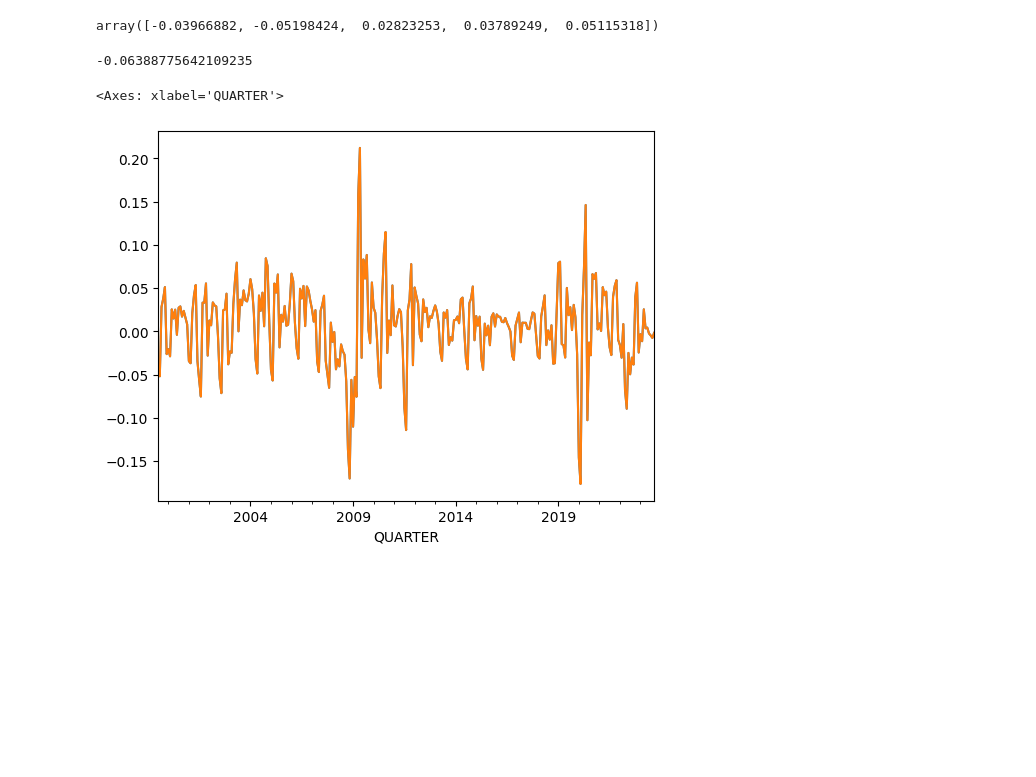
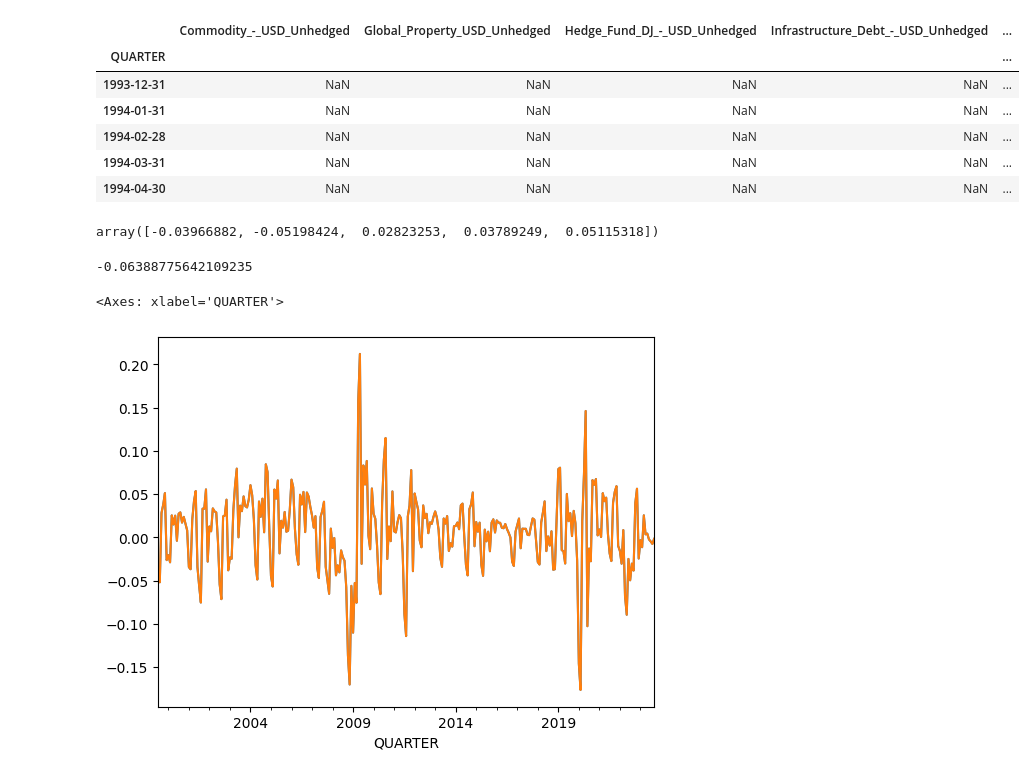
Before and after one commit to Perann/STAT_APP, a Jupyter notebook: AR_Model/AR_rebasage_ultimr.ipynb, the cells around one changed output. Drawn from its saved outputs; the diff is of its cells as text; code cells hidden in the pictures; blank space fills up the shorter version.

```diff
--- a/AR_Model/AR_rebasage_ultimr.ipynb
+++ b/AR_Model/AR_rebasage_ultimr.ipynb
@@ -32,12 +32,21 @@ def cumulated_returns(serie):
 # %%
 def data_unsmoothing(df_):
     new = df_.resample('ME').interpolate(method='polynomial', order = 2).pct_change()
     for col in df_.columns:
         new[col + '_unsmoothed'] = AR_model(new[col].values)
     return new
 
 
-unsmoothed= data_unsmoothing(alternative_data.iloc[:,0:9])
+unsmoothed= data_unsmoothing(alternative_data.iloc[:,0:8])
+unsmoothed.head()
+# %% [output]
+|  | Commodity_-_USD_Unhedged | Global_Property_USD_Unhedged | Hedge_Fund_DJ_-_USD_Unhedged | Infrastructure_Debt_-_USD_Unhedged | ... |
+| QUARTER |  |  |  |  | ... |
+| 1993-12-31 | NaN | NaN | NaN | NaN | ... |
+| 1994-01-31 | NaN | NaN | NaN | NaN | ... |
+| 1994-02-28 | NaN | NaN | NaN | NaN | ... |
+| 1994-03-31 | NaN | NaN | NaN | NaN | ... |
+| 1994-04-30 | NaN | NaN | NaN | NaN | ... |
 # %%
 to_interpolate = unsmoothed["Global_Property_USD_Unhedged_unsmoothed"]
 # %%
```
Also changed, not shown: parts of 22 cells of this notebook, 2 other files.
